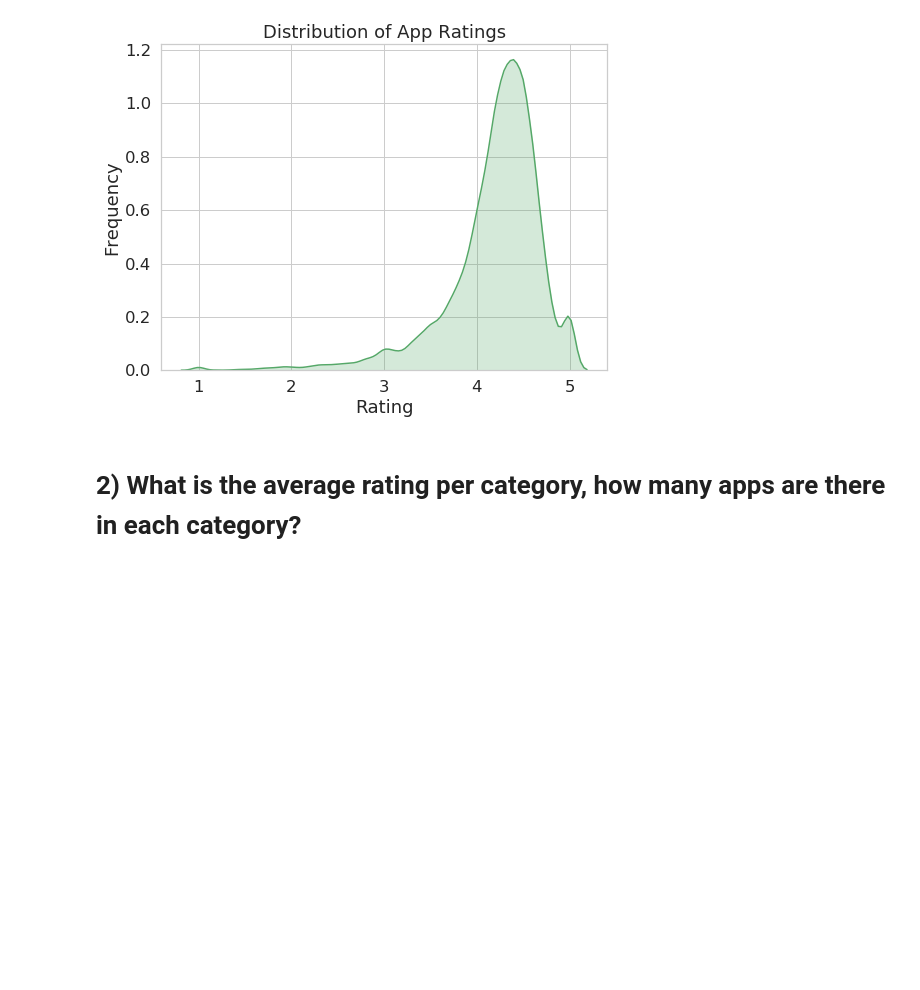
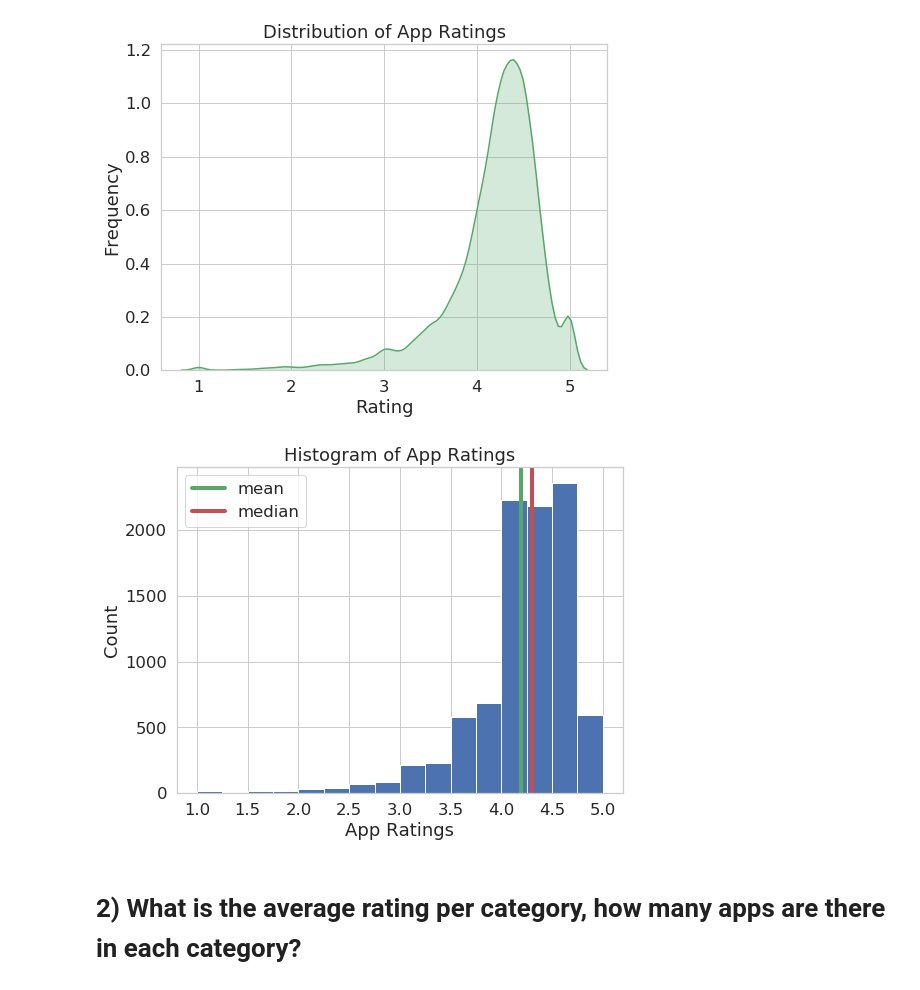
Before and after one commit to cereniyim/Customer-Segmentation-Unsupervised-ML-Model, a Jupyter notebook: Exploratory-Data-Analysis/exploratory-data-analysis-on-google-play-store.ipynb, the cells around one changed output. Cells and saved outputs as stored; diff of their text form; code cells hidden in the pictures; blank space fills up the shorter version.

```diff
--- a/Exploratory-Data-Analysis/exploratory-data-analysis-on-google-play-store.ipynb
+++ b/Exploratory-Data-Analysis/exploratory-data-analysis-on-google-play-store.ipynb
@@ -110,6 +110,18 @@ plt.title("Distribution of App Ratings")
 # %% [output]
 Text(0.5, 1.0, 'Distribution of App Ratings')
 [figure]
+# %%
+plt.figure(figsize=(8,6))
+plt.hist(df.Rating, range=(1,5), bins=16)
+plt.axvline(x=df.Rating.mean(), linewidth=4, color='g', label="mean")
+plt.axvline(x=df.Rating.median(), linewidth=4, color='r', label="median")
+plt.xlabel("App Ratings")
+plt.ylabel("Count")
+plt.title("Histogram of App Ratings")
+plt.legend(["mean", "median"])
+plt.show()
+# %% [output]
+[figure, added]
 # %% [markdown]
 # 2) What is the average rating per category, how many apps are there in each category?
 # %%
```
Also changed, not shown: parts of 6 cells of this notebook.
